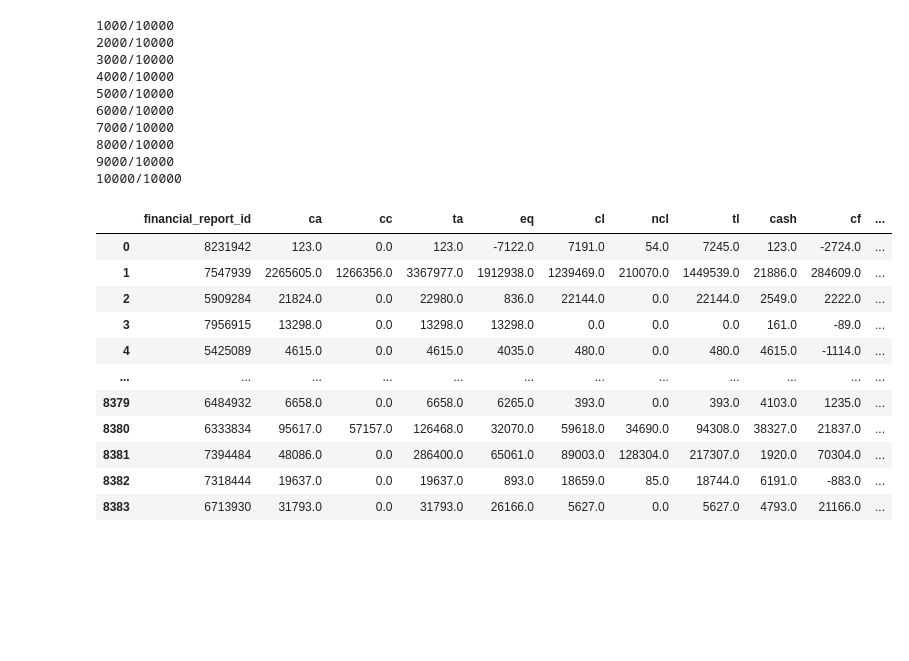
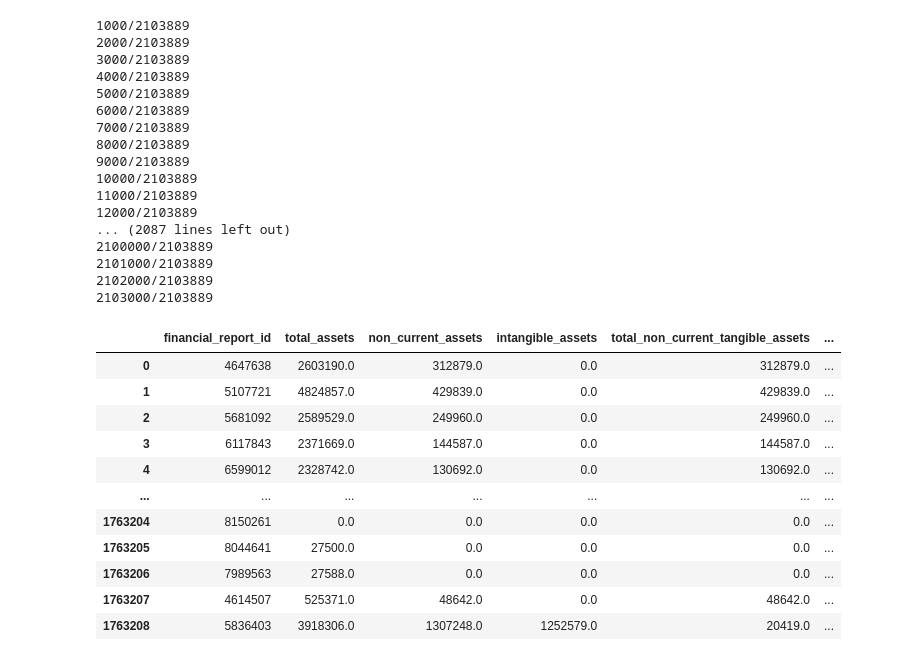
Before and after one commit to rohalmatus/financial-distress-models, a Jupyter notebook: CODE/TRANSFORM/05_financial_reports_content_parsing.ipynb, the cells around one changed output. Drawn from its saved outputs; the diff is of its cells as text; code cells hidden in the pictures; blank space fills up the shorter version.

Commit message:
updated fin reports parser

```diff
--- a/CODE/TRANSFORM/05_financial_reports_content_parsing.ipynb
+++ b/CODE/TRANSFORM/05_financial_reports_content_parsing.ipynb
@@ -9,7 +9,7 @@ import ast
 
 pd.set_option('display.max_rows', 100)
 # %%
-reports_table = pd.read_csv('../../DATA/TRANSFORM/financial_statements/financial_reports_table_sample.csv')
+reports_table = pd.read_csv('../../DATA/TRANSFORM/financial_statements/financial_reports_table.csv')
 statements_table = pd.read_csv('../../DATA/TRANSFORM/financial_statements/financial_statements_table.csv')
 
 statements_table = statements_table[['financial_statement_id', 'entity_id', 'entity_ico', 'year', 'month']]
@@ -19,55 +35,82 @@ statements_table = None
 # %%
 parser = ReportContentParser()
 
 records = []
 
 size = reports_table.shape[0]
 
 i = 0
 for report in reports_table.itertuples():
     i += 1
     if i % 1000 == 0:
         print(f'{i}/{size}')
     # if i > 10:
     #     break
 
     financial_report_id = report.financial_report_id
 
     values = parser.parse(report.template_id, report.content)
     if len(values) == 0:
         continue
 
     records.append([financial_report_id] + values)
 
 columns_names = [
     'financial_report_id',
-    'ca', 'cc', 'ta', 'eq', 'cl', 'ncl',
-    'tl', 'cash', 'cf', 'sal', 'eat',
-    'ebit', 'ebt', 'stock', 'cost', 'it', 'yie']
+    'total_assets', 'non_current_assets', 'intangible_assets', 'total_non_current_tangible_assets',
+    'land_and_buildings', 'separate_movable_assets_and_sets_of_movable_assets',
+    'other_long_term_tangible_assets', 'adjustment_item_for_acquired_assets',
+    'total_long_term_financial_assets', 'bank_balances_with_maturity_longer_than_one_year',
+    'current_assets', 'inventories', 'long_term_receivables', 'total_short_term_receivables',
+    'trade_receivables', 'social_security_tax_receivables_and_grants', 'financial_assets',
+    'other_financial_accounts', 'cash_and_bank_balances', 'total_owners_equity_and_liabilities',
+    'owners_equity', 'share_capital', 'share_capital_and_changes_in_share_capital',
+    'claims_for_subscribed_owners_equity', 'capital_funds', 'total_operating_revenues',
+    'sales_revenue', 'revenue_from_the_sale_of_own_products_and_services',
+    'change_in_intra_organizational_inventories', 'activation',
+    'revenue_from_the_sale_of_long_term_intangible_assets_long_term_tangible_assets_and_materials',
+    'other_revenues_from_operating_activities', 'total_operating_costs',
+    'costs_incurred_to_acquire_sold_goods', 'consumption_of_materials_energy_and_other_non_inventory_supplies',
+    'services', 'personnel_costs', 'taxes_and_fees', 'depreciation_and_adjustments_to_long_term_intangible_assets_and_long_term_tangible_assets',
+    'remaining_cost_of_sold_long_term_assets_and_materials', 'adjustments_to_receivables', 'other_costs_of_operating_activities',
+    'operating_result_from_operating_activities', 'value_added', 'total_financial_revenues', 'revenue_from_the_sale_of_securities_and_shares',
+    'revenue_from_long_term_financial_assets', 'revenue_from_short_term_financial_assets', 'interest_income', 'exchange_gains',
+    'other_revenues_from_financial_activities', 'total_financial_costs', 'sale_of_securities_and_shares', 'costs_of_short_term_financial_assets',
+    'adjustments_to_financial_assets', 'interest_expenses', 'exchange_losses', 'other_costs_of_financial_activities', 'financial_result',
+    'result_of_operations_for_the_reporting_period_before_tax', 'income_tax', 'transfer_of_shares_in_the_result_to_shareholders',
+    'result_of_operations_for_the_reporting_period_after_tax'
+]
 
 primary_features_df = pd.DataFrame(records, columns=columns_names)
 
 display(primary_features_df)
 # %% [output]
-1000/10000
-2000/10000
-3000/10000
-4000/10000
-5000/10000
-6000/10000
-7000/10000
-8000/10000
-9000/10000
-10000/10000
+1000/2103889
+2000/2103889
+3000/2103889
+4000/2103889
+5000/2103889
+6000/2103889
+7000/2103889
+8000/2103889
+9000/2103889
+10000/2103889
+11000/2103889
+12000/2103889
+... (2087 lines left out)
+2100000/2103889
+2101000/2103889
+2102000/2103889
+2103000/2103889
-|  | financial_report_id | ca | cc | ta | eq | cl | ncl | tl | cash | cf | ... |
-| 0 | 8231942 | 123.0 | 0.0 | 123.0 | -7122.0 | 7191.0 | 54.0 | 7245.0 | 123.0 | -2724.0 | ... |
-| 1 | 7547939 | 2265605.0 | 1266356.0 | 3367977.0 | 1912938.0 | 1239469.0 | 210070.0 | 1449539.0 | 21886.0 | 284609.0 | ... |
-| 2 | 5909284 | 21824.0 | 0.0 | 22980.0 | 836.0 | 22144.0 | 0.0 | 22144.0 | 2549.0 | 2222.0 | ... |
-| 3 | 7956915 | 13298.0 | 0.0 | 13298.0 | 13298.0 | 0.0 | 0.0 | 0.0 | 161.0 | -89.0 | ... |
-| 4 | 5425089 | 4615.0 | 0.0 | 4615.0 | 4035.0 | 480.0 | 0.0 | 480.0 | 4615.0 | -1114.0 | ... |
-| ... | ... | ... | ... | ... | ... | ... | ... | ... | ... | ... | ... |
-| 8379 | 6484932 | 6658.0 | 0.0 | 6658.0 | 6265.0 | 393.0 | 0.0 | 393.0 | 4103.0 | 1235.0 | ... |
-| 8380 | 6333834 | 95617.0 | 57157.0 | 126468.0 | 32070.0 | 59618.0 | 34690.0 | 94308.0 | 38327.0 | 21837.0 | ... |
-| 8381 | 7394484 | 48086.0 | 0.0 | 286400.0 | 65061.0 | 89003.0 | 128304.0 | 217307.0 | 1920.0 | 70304.0 | ... |
-| 8382 | 7318444 | 19637.0 | 0.0 | 19637.0 | 893.0 | 18659.0 | 85.0 | 18744.0 | 6191.0 | -883.0 | ... |
-| 8383 | 6713930 | 31793.0 | 0.0 | 31793.0 | 26166.0 | 5627.0 | 0.0 | 5627.0 | 4793.0 | 21166.0 | ... |
+|  | financial_report_id | total_assets | non_current_assets | intangible_assets | total_non_current_tangible_assets | ... |
+| 0 | 4647638 | 2603190.0 | 312879.0 | 0.0 | 312879.0 | ... |
+| 1 | 5107721 | 4824857.0 | 429839.0 | 0.0 | 429839.0 | ... |
+| 2 | 5681092 | 2589529.0 | 249960.0 | 0.0 | 249960.0 | ... |
+| 3 | 6117843 | 2371669.0 | 144587.0 | 0.0 | 144587.0 | ... |
+| 4 | 6599012 | 2328742.0 | 130692.0 | 0.0 | 130692.0 | ... |
+| ... | ... | ... | ... | ... | ... | ... |
+| 1763204 | 8150261 | 0.0 | 0.0 | 0.0 | 0.0 | ... |
+| 1763205 | 8044641 | 27500.0 | 0.0 | 0.0 | 0.0 | ... |
+| 1763206 | 7989563 | 27588.0 | 0.0 | 0.0 | 0.0 | ... |
+| 1763207 | 4614507 | 525371.0 | 48642.0 | 0.0 | 48642.0 | ... |
+| 1763208 | 5836403 | 3918306.0 | 1307248.0 | 1252579.0 | 20419.0 | ... |
```
Also changed, not shown: parts of 3 cells of this notebook, 2 other files.
